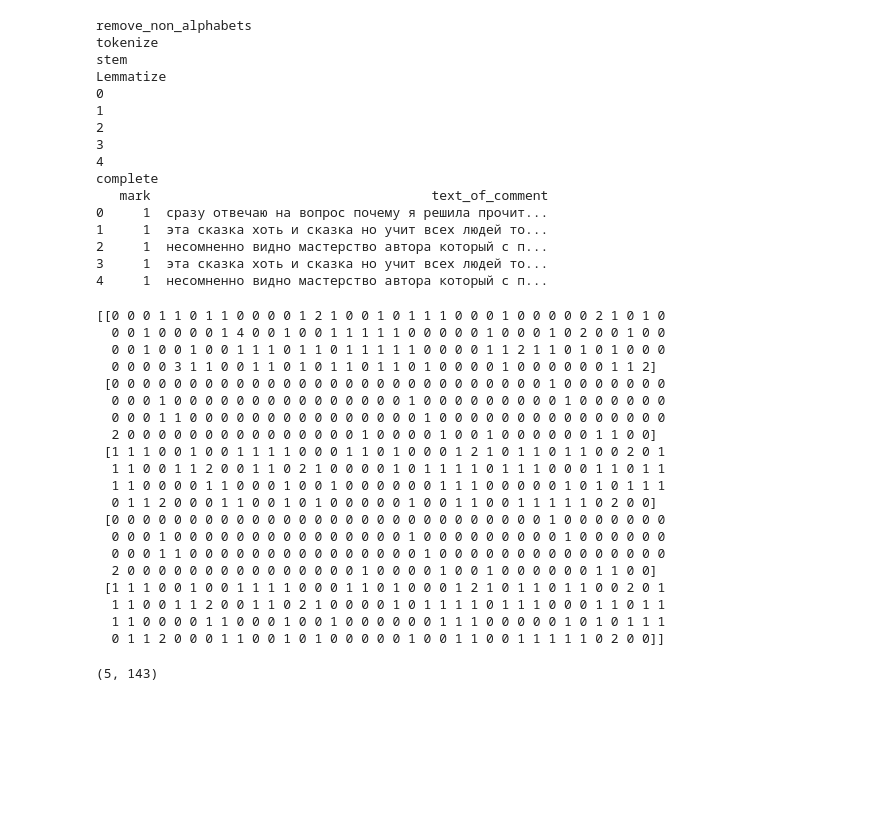
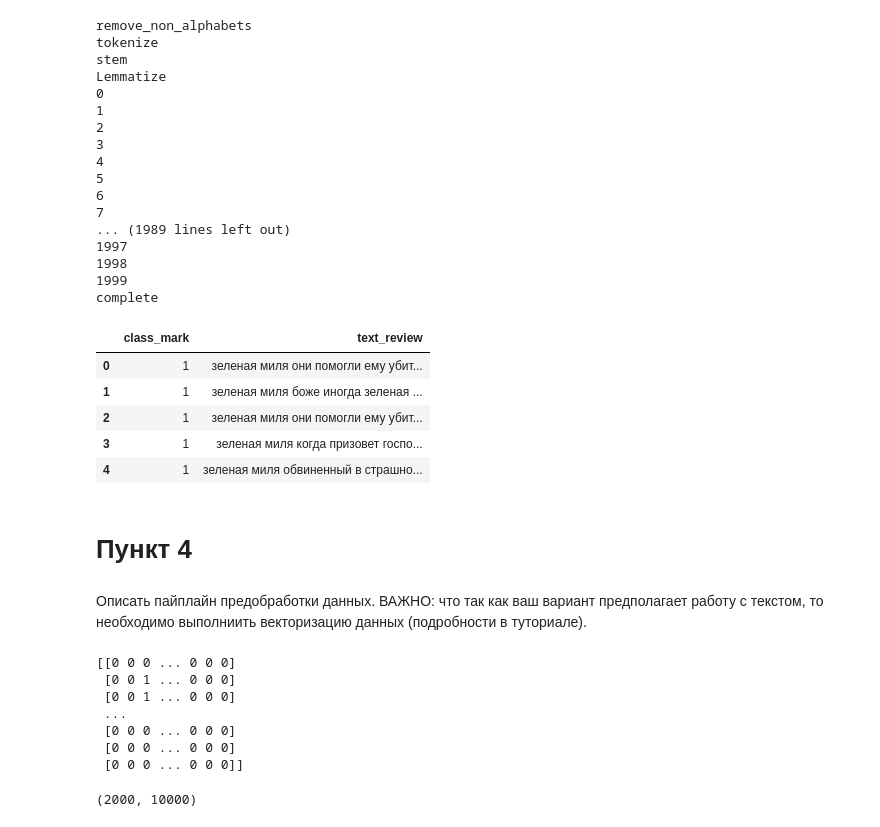
Before and after one commit to Cat-sandwich/Labochka_5, a Jupyter notebook: notebook.ipynb, the cells around one changed output. Saved outputs shown, nothing was run; the diff lists cells and outputs as text; code cells hidden in the pictures; blank space fills up the shorter version.

```diff
--- a/notebook.ipynb
+++ b/notebook.ipynb
@@ -52,5 +78,5 @@ print(data)
 # %%
-data.dropna(inplace=True)
+# data.dropna(inplace=True)
 remove_non_alphabets = lambda x: re.sub(r'[^а-яА-Я]',' ',str(x))
 
 tokenize = lambda x: word_tokenize(x, language = "russian")
@@ -58,73 +84,72 @@ tokenize = lambda x: word_tokenize(x, language = "russian")
 ps = PorterStemmer()
 stem = lambda w: [ ps.stem(x) for x in w ]
 
 print('remove_non_alphabets')
-data['text_of_comment'] = data['text_of_comment'].apply(remove_non_alphabets)
+data['text_review'] = data['text_review'].apply(remove_non_alphabets)
 
 print('tokenize')
-data['text_of_comment'] = data['text_of_comment'].apply(tokenize) # [ word_tokenize(row) for row in data['email']]
+data['text_review'] = data['text_review'].apply(tokenize) # [ word_tokenize(row) for row in data['email']]
 
 print('stem')
-data['text_of_comment'] = data['text_of_comment'].apply(stem)
+data['text_review'] = data['text_review'].apply(stem)
 
 print('Lemmatize')
 c = 0
-for words_list in data['text_of_comment']:
+for words_list in data['text_review']:
     words_list = Lemmatize(words_list)
+
     print(c)
     c+=1
 
 print('complete')
-data['text_of_comment'] = data['text_of_comment'].apply(lambda x: ' '.join(x))
+data['text_review'] = data['text_review'].apply(lambda x: ' '.join(x))
 
 data.dropna(inplace=True)
 
-print(data)
+data.head()
 # %% [output]
 remove_non_alphabets
 tokenize
 stem
 Lemmatize
 0
 1
 2
 3
 4
+5
+6
+7
+... (1989 lines left out)
+1997
+1998
+1999
 complete
-   mark                                    text_of_comment
-0     1  сразу отвечаю на вопрос почему я решила прочит...
-1     1  эта сказка хоть и сказка но учит всех людей то...
-2     1  несомненно видно мастерство автора который с п...
-3     1  эта сказка хоть и сказка но учит всех людей то...
-4     1  несомненно видно мастерство автора который с п...
+|  | class_mark | text_review |
+| 0 | 1 | зеленая миля они помогли ему убит... |
+| 1 | 1 | зеленая миля боже иногда зеленая ... |
+| 2 | 1 | зеленая миля они помогли ему убит... |
+| 3 | 1 | зеленая миля когда призовет госпо... |
+| 4 | 1 | зеленая миля обвиненный в страшно... |
+# %% [markdown]
+# Пункт 4
+# %% [markdown]
+Описать пайплайн предобработки данных. ВАЖНО: что так как ваш вариант предполагает работу с текстом, то необходимо выполниить векторизацию данных (подробности в туториале).
 # %%
-#max_words = 10000
+max_words = 10000
 stopWords = stopwords.words('russian')
 
-vectorizer = CountVectorizer(stop_words=stopWords)
-sparse_matrix = vectorizer.fit_transform(data['text_of_comment']).toarray()
+vectorizer = CountVectorizer(max_features=max_words,stop_words=stopWords)
+sparse_matrix = vectorizer.fit_transform(data['text_review']).toarray()
 print(sparse_matrix)
 sparse_matrix.shape
 # %% [output]
-[[0 0 0 1 1 0 1 1 0 0 0 0 1 2 1 0 0 1 0 1 1 1 0 0 0 1 0 0 0 0 0 2 1 0 1 0
-  0 0 1 0 0 0 0 1 4 0 0 1 0 0 1 1 1 1 1 0 0 0 0 0 1 0 0 0 1 0 2 0 0 1 0 0
-  0 0 1 0 0 1 0 0 1 1 1 0 1 1 0 1 1 1 1 1 0 0 0 0 1 1 2 1 1 0 1 0 1 0 0 0
-  0 0 0 0 3 1 1 0 0 1 1 0 1 0 1 1 0 1 1 0 1 0 0 0 0 1 0 0 0 0 0 0 1 1 2]
- [0 0 0 0 0 0 0 0 0 0 0 0 0 0 0 0 0 0 0 0 0 0 0 0 0 0 0 0 1 0 0 0 0 0 0 0
-  0 0 0 1 0 0 0 0 0 0 0 0 0 0 0 0 0 0 0 1 0 0 0 0 0 0 0 0 0 1 0 0 0 0 0 0
-  0 0 0 1 1 0 0 0 0 0 0 0 0 0 0 0 0 0 0 0 1 0 0 0 0 0 0 0 0 0 0 0 0 0 0 0
-  2 0 0 0 0 0 0 0 0 0 0 0 0 0 0 0 1 0 0 0 0 1 0 0 1 0 0 0 0 0 0 1 1 0 0]
- [1 1 1 0 0 1 0 0 1 1 1 1 0 0 0 1 1 0 1 0 0 0 1 2 1 0 1 1 0 1 1 0 0 2 0 1
-  1 1 0 0 1 1 2 0 0 1 1 0 2 1 0 0 0 0 1 0 1 1 1 1 0 1 1 1 0 0 0 1 1 0 1 1
-  1 1 0 0 0 0 1 1 0 0 0 1 0 0 1 0 0 0 0 0 0 1 1 1 0 0 0 0 0 1 0 1 0 1 1 1
-  0 1 1 2 0 0 0 1 1 0 0 1 0 1 0 0 0 0 0 1 0 0 1 1 0 0 1 1 1 1 1 0 2 0 0]
- [0 0 0 0 0 0 0 0 0 0 0 0 0 0 0 0 0 0 0 0 0 0 0 0 0 0 0 0 1 0 0 0 0 0 0 0
-  0 0 0 1 0 0 0 0 0 0 0 0 0 0 0 0 0 0 0 1 0 0 0 0 0 0 0 0 0 1 0 0 0 0 0 0
-  0 0 0 1 1 0 0 0 0 0 0 0 0 0 0 0 0 0 0 0 1 0 0 0 0 0 0 0 0 0 0 0 0 0 0 0
-  2 0 0 0 0 0 0 0 0 0 0 0 0 0 0 0 1 0 0 0 0 1 0 0 1 0 0 0 0 0 0 1 1 0 0]
- [1 1 1 0 0 1 0 0 1 1 1 1 0 0 0 1 1 0 1 0 0 0 1 2 1 0 1 1 0 1 1 0 0 2 0 1
-  1 1 0 0 1 1 2 0 0 1 1 0 2 1 0 0 0 0 1 0 1 1 1 1 0 1 1 1 0 0 0 1 1 0 1 1
-  1 1 0 0 0 0 1 1 0 0 0 1 0 0 1 0 0 0 0 0 0 1 1 1 0 0 0 0 0 1 0 1 0 1 1 1
-  0 1 1 2 0 0 0 1 1 0 0 1 0 1 0 0 0 0 0 1 0 0 1 1 0 0 1 1 1 1 1 0 2 0 0]]
+[[0 0 0 ... 0 0 0]
+ [0 0 1 ... 0 0 0]
+ [0 0 1 ... 0 0 0]
+ ...
+ [0 0 0 ... 0 0 0]
+ [0 0 0 ... 0 0 0]
+ [0 0 0 ... 0 0 0]]
-(5, 143)
+(2000, 10000)
 # %%
```
Also changed, not shown: parts of 15 cells of this notebook, 7 other files.
